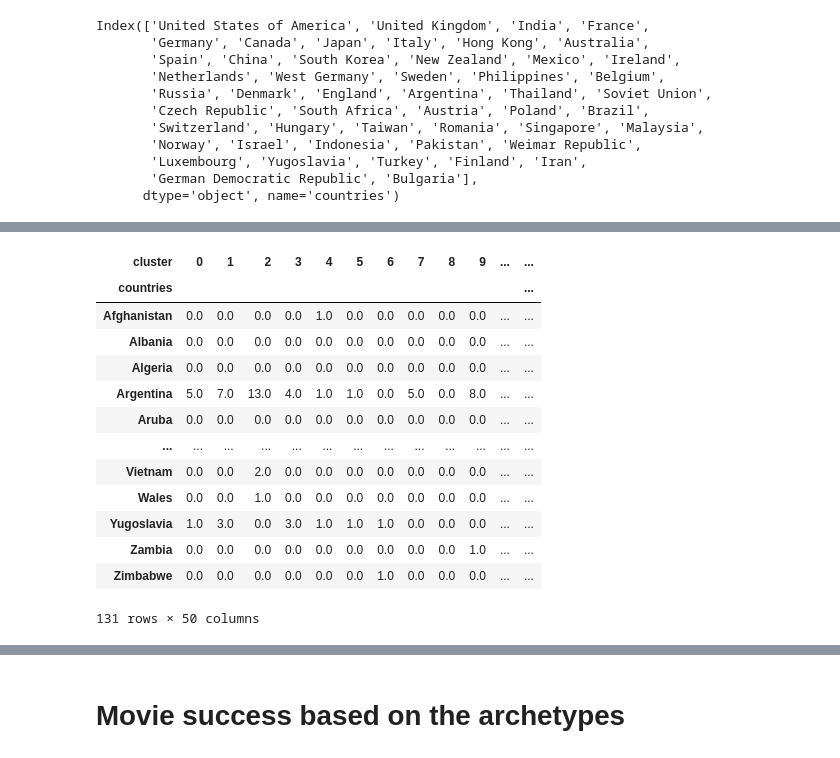
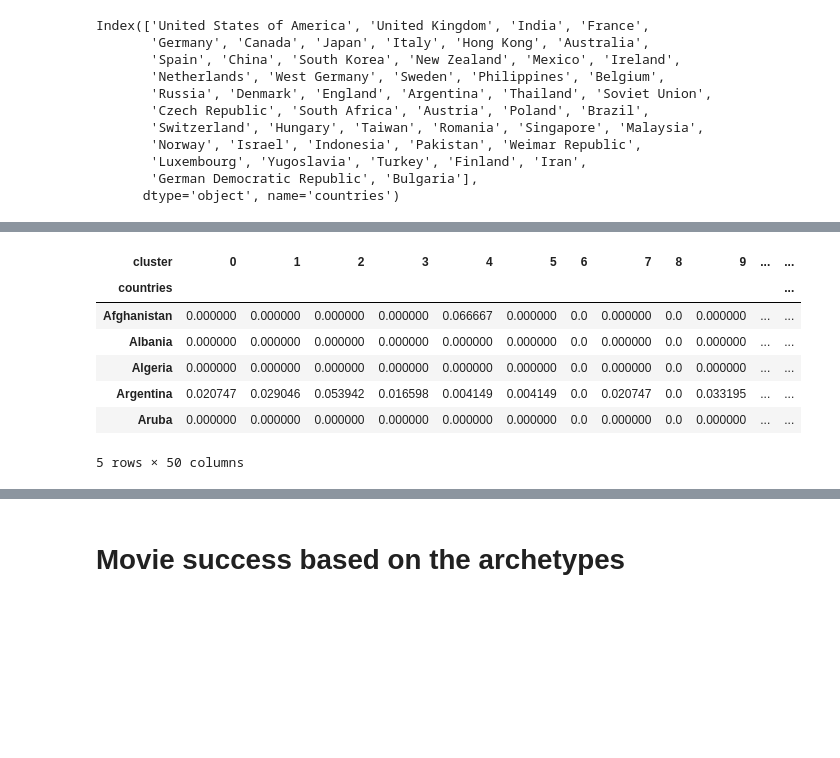
Before and after one commit to epfl-ada/ada-2023-project-perrysplatypuses, a Jupyter notebook: milestone3_mikhail.ipynb, the cells around one changed output, grey strips where cells are left out. Cells and saved outputs as stored; diff of their text form; code cells hidden in the pictures; blank space fills up the shorter version.

Commit message:
normalization for cluster freq

```diff
--- a/milestone3_mikhail.ipynb
+++ b/milestone3_mikhail.ipynb
@@ -556,23 +544,15 @@ dtype: float64
-# %%
-# we have Germany, West Germany, Weimar Republic, German Democratic Republic - let's merge them
-archetype_by_country.loc['Germany'] = archetype_by_country.loc[['Germany', 'West Germany', 'Weimar Republic', 'German Democratic Republic']].sum()
-
-archetype_by_country.drop(['West Germany', 'Weimar Republic', 'German Democratic Republic'])
-# %% [output]
-| cluster | 0 | 1 | 2 | 3 | 4 | 5 | 6 | 7 | 8 | 9 | ... | ... |
-| countries |  |  |  |  |  |  |  |  |  |  |  | ... |
-| Afghanistan | 0.0 | 0.0 | 0.0 | 0.0 | 1.0 | 0.0 | 0.0 | 0.0 | 0.0 | 0.0 | ... | ... |
-| Albania | 0.0 | 0.0 | 0.0 | 0.0 | 0.0 | 0.0 | 0.0 | 0.0 | 0.0 | 0.0 | ... | ... |
-| Algeria | 0.0 | 0.0 | 0.0 | 0.0 | 0.0 | 0.0 | 0.0 | 0.0 | 0.0 | 0.0 | ... | ... |
-| Argentina | 5.0 | 7.0 | 13.0 | 4.0 | 1.0 | 1.0 | 0.0 | 5.0 | 0.0 | 8.0 | ... | ... |
-| Aruba | 0.0 | 0.0 | 0.0 | 0.0 | 0.0 | 0.0 | 0.0 | 0.0 | 0.0 | 0.0 | ... | ... |
-| ... | ... | ... | ... | ... | ... | ... | ... | ... | ... | ... | ... | ... |
-| Vietnam | 0.0 | 0.0 | 2.0 | 0.0 | 0.0 | 0.0 | 0.0 | 0.0 | 0.0 | 0.0 | ... | ... |
-| Wales | 0.0 | 0.0 | 1.0 | 0.0 | 0.0 | 0.0 | 0.0 | 0.0 | 0.0 | 0.0 | ... | ... |
-| Yugoslavia | 1.0 | 3.0 | 0.0 | 3.0 | 1.0 | 1.0 | 1.0 | 0.0 | 0.0 | 0.0 | ... | ... |
-| Zambia | 0.0 | 0.0 | 0.0 | 0.0 | 0.0 | 0.0 | 0.0 | 0.0 | 0.0 | 1.0 | ... | ... |
-| Zimbabwe | 0.0 | 0.0 | 0.0 | 0.0 | 0.0 | 0.0 | 1.0 | 0.0 | 0.0 | 0.0 | ... | ... |
-131 rows × 50 columns
+# %%
+normalized_archetype_by_country = (archetype_by_country)/(archetype_by_country.values.sum(1).reshape(-1, 1))
+normalized_archetype_by_country.head()
+# %% [output]
+| cluster | 0 | 1 | 2 | 3 | 4 | 5 | 6 | 7 | 8 | 9 | ... | ... |
+| countries |  |  |  |  |  |  |  |  |  |  |  | ... |
+| Afghanistan | 0.000000 | 0.000000 | 0.000000 | 0.000000 | 0.066667 | 0.000000 | 0.0 | 0.000000 | 0.0 | 0.000000 | ... | ... |
+| Albania | 0.000000 | 0.000000 | 0.000000 | 0.000000 | 0.000000 | 0.000000 | 0.0 | 0.000000 | 0.0 | 0.000000 | ... | ... |
+| Algeria | 0.000000 | 0.000000 | 0.000000 | 0.000000 | 0.000000 | 0.000000 | 0.0 | 0.000000 | 0.0 | 0.000000 | ... | ... |
+| Argentina | 0.020747 | 0.029046 | 0.053942 | 0.016598 | 0.004149 | 0.004149 | 0.0 | 0.020747 | 0.0 | 0.033195 | ... | ... |
+| Aruba | 0.000000 | 0.000000 | 0.000000 | 0.000000 | 0.000000 | 0.000000 | 0.0 | 0.000000 | 0.0 | 0.000000 | ... | ... |
+5 rows × 50 columns
 # %%
 from matplotlib.colors import Normalize
 
```
Also changed, not shown: parts of 6 cells of this notebook.
